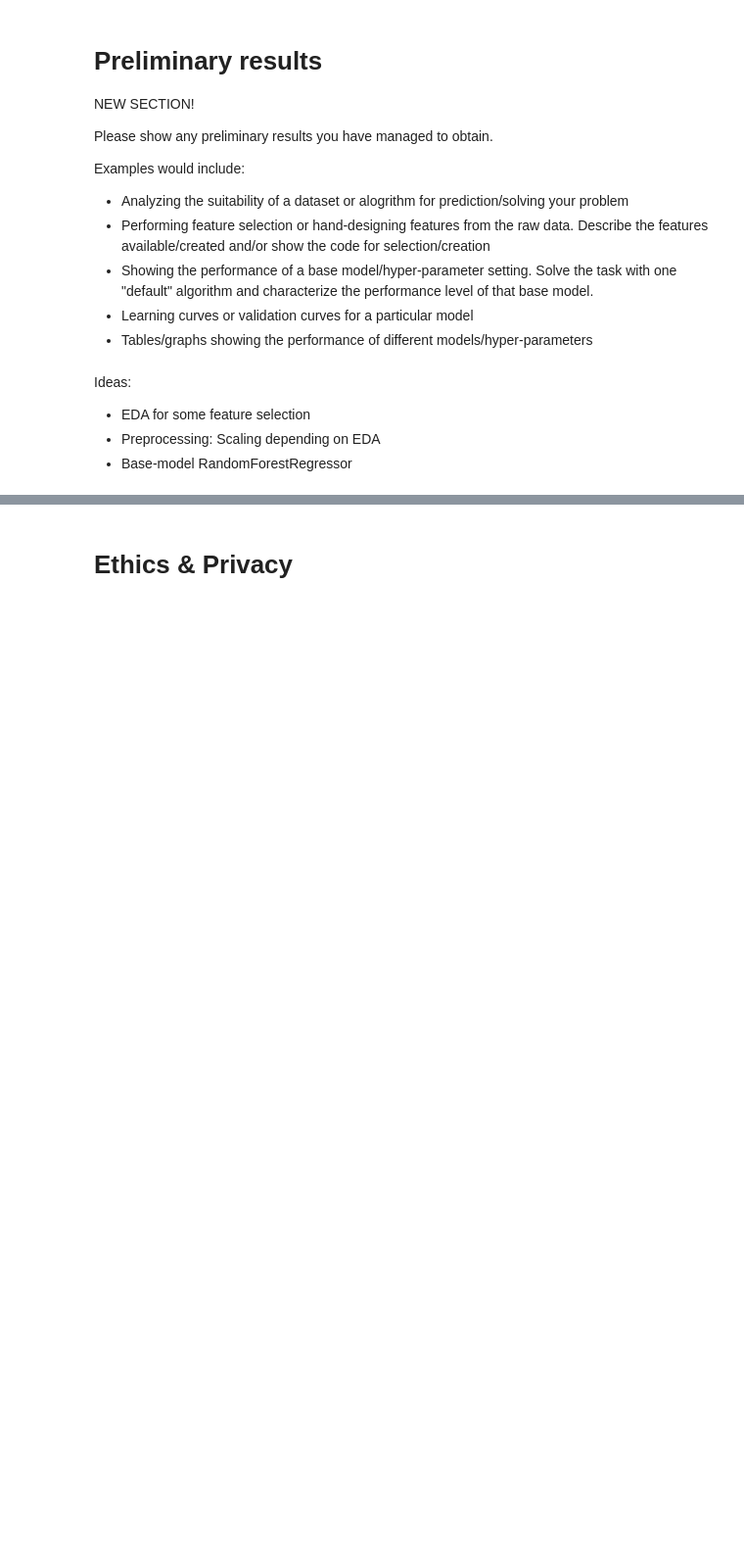
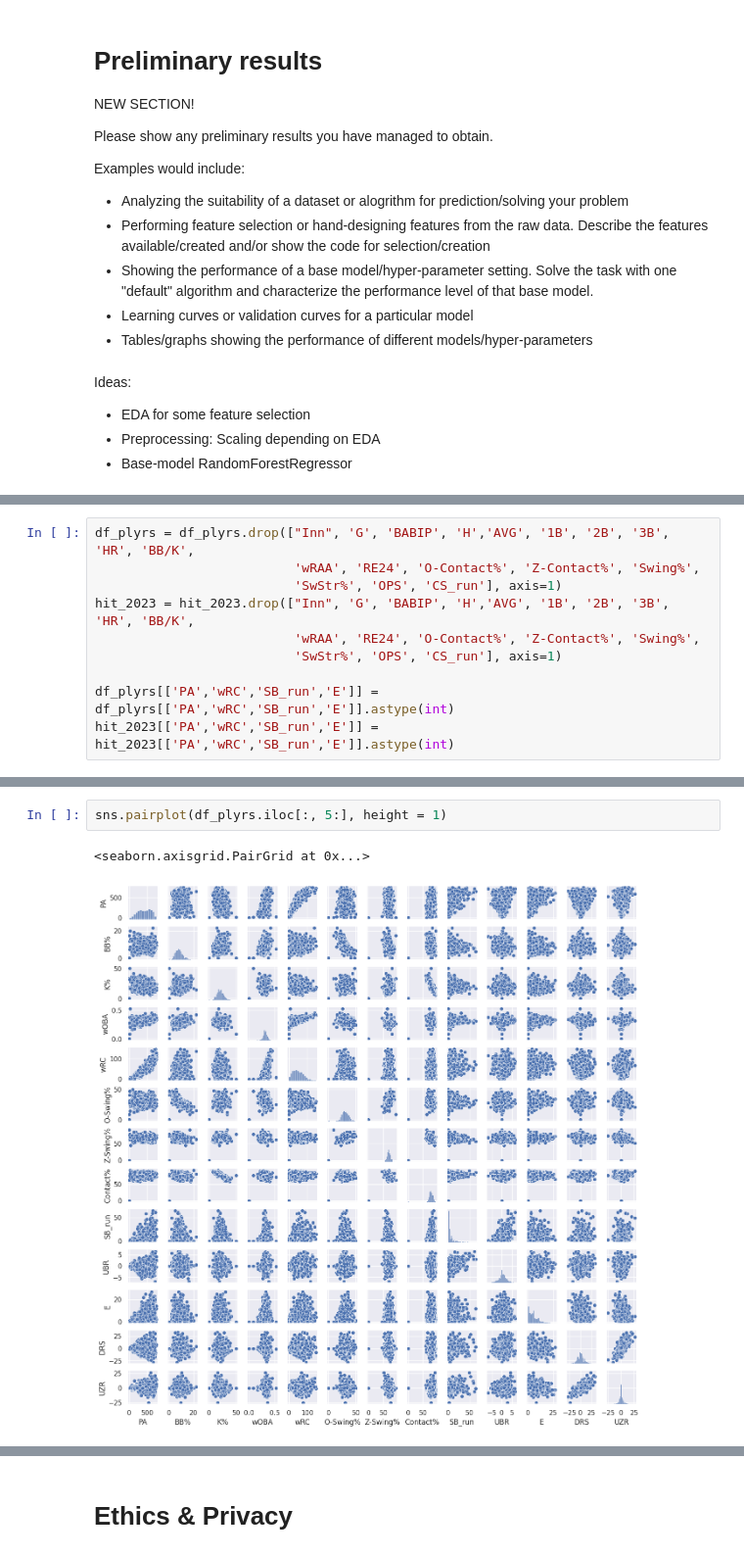
Before and after one commit to COGS118A/Group029-SP23, a Jupyter notebook: Checkpoint_Group029_SP23.ipynb, the cells around one changed output, grey strips where cells are left out. Shown at 98% size. Saved outputs shown, nothing was run; the diff lists cells and outputs as text; blank space fills up the shorter version.

```diff
--- a/Checkpoint_Group029_SP23.ipynb
+++ b/Checkpoint_Group029_SP23.ipynb
@@ -682,0 +804,10 @@ Ideas:
+# %%
+df_plyrs = df_plyrs.drop(["Inn", 'G', 'BABIP', 'H','AVG', '1B', '2B', '3B', 'HR', 'BB/K',
+                          'wRAA', 'RE24', 'O-Contact%', 'Z-Contact%', 'Swing%',
+                          'SwStr%', 'OPS', 'CS_run'], axis=1)
+hit_2023 = hit_2023.drop(["Inn", 'G', 'BABIP', 'H','AVG', '1B', '2B', '3B', 'HR', 'BB/K',
+                          'wRAA', 'RE24', 'O-Contact%', 'Z-Contact%', 'Swing%',
+                          'SwStr%', 'OPS', 'CS_run'], axis=1)
+
+df_plyrs[['PA','wRC','SB_run','E']] = df_plyrs[['PA','wRC','SB_run','E']].astype(int)
+hit_2023[['PA','wRC','SB_run','E']] = hit_2023[['PA','wRC','SB_run','E']].astype(int)
@@ -682,0 +860,5 @@ Ideas:
+# %%
+sns.pairplot(df_plyrs.iloc[:, 5:], height = 1)
+# %% [output]
+<seaborn.axisgrid.PairGrid at 0x...>
+[figure, added]
```
Also changed, not shown: parts of 27 cells of this notebook.
